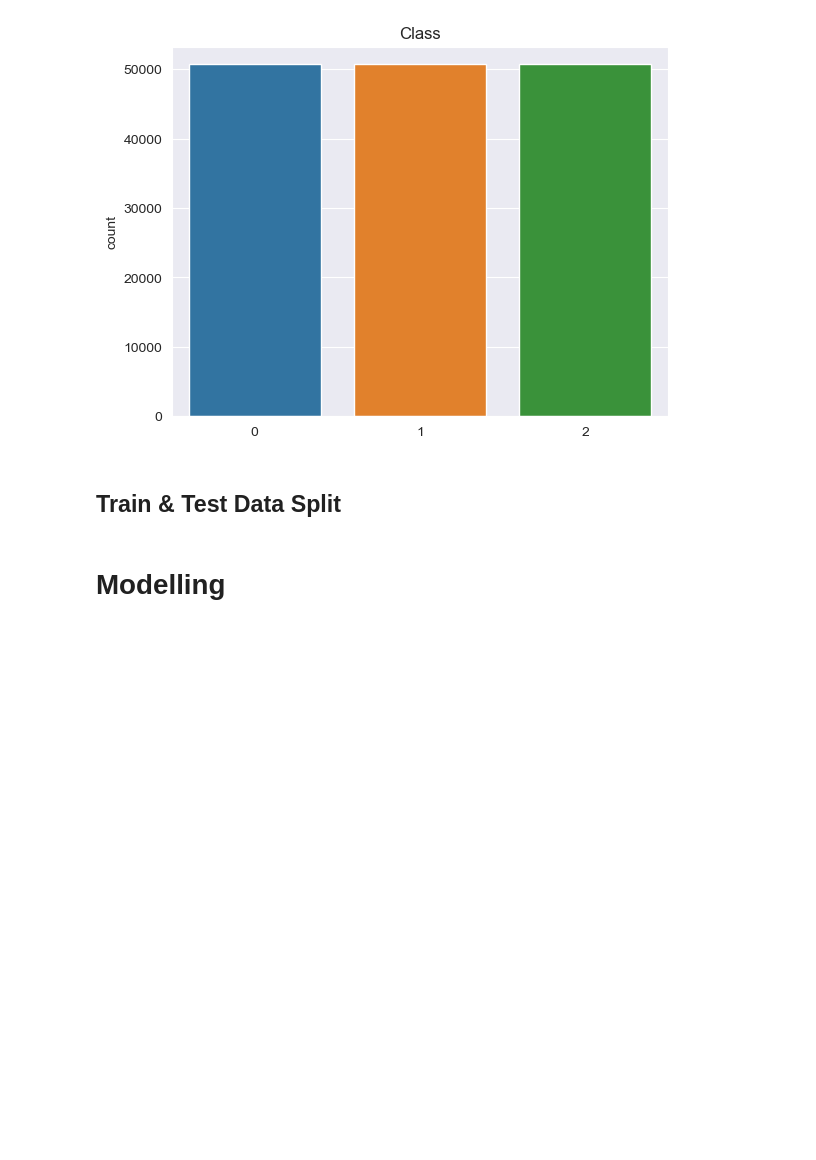
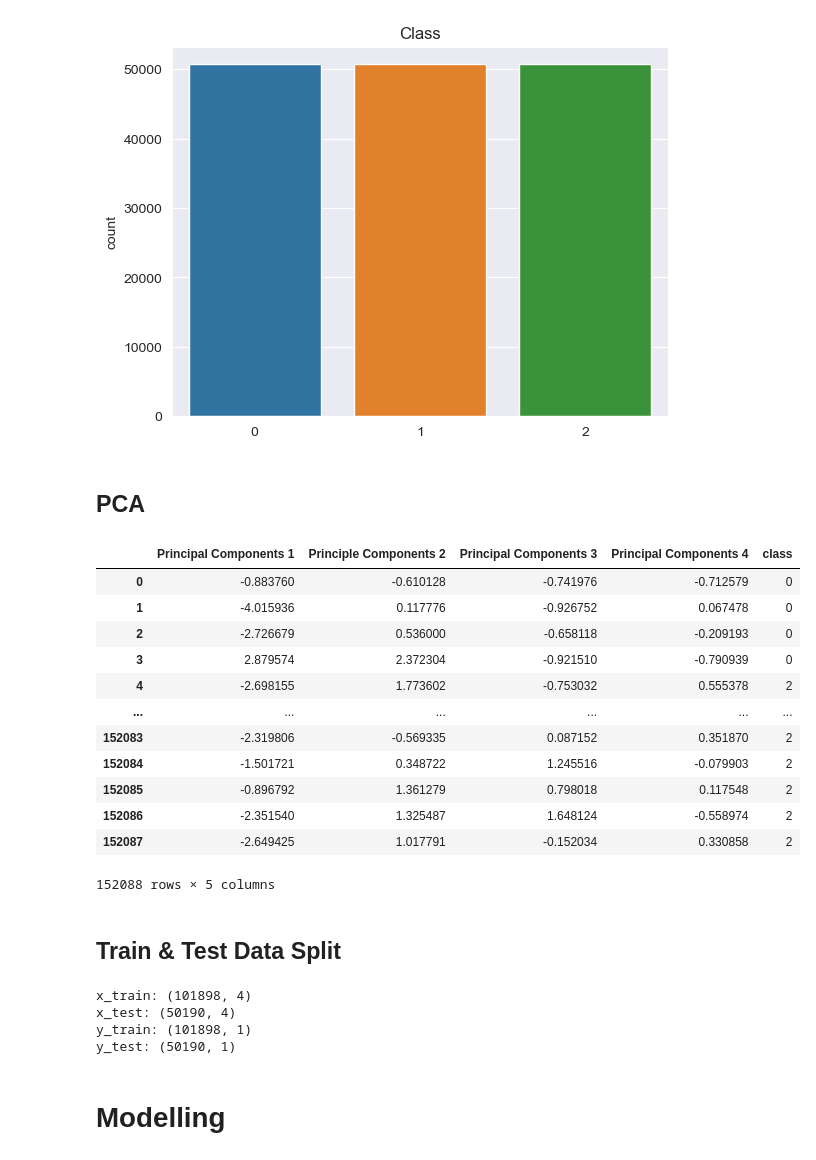
Before and after one commit to NotMishaal/astral-classification-system, a Jupyter notebook: astral_classification.ipynb, the cells around one changed output. Saved outputs shown, nothing was run; the diff lists cells and outputs as text; code cells hidden in the pictures; blank space fills up the shorter version.

Commit message:
PCA & Test/Training split

```diff
--- a/astral_classification.ipynb
+++ b/astral_classification.ipynb
@@ -144,7 +147,46 @@ plt.title("Class")
 plt.show()
 # %% [output]
 [figure]
+# %% [markdown]
+## PCA
+# %%
+# standardize the 'x' dataset by removing the mean and scaling to unit variance.
+scaler = StandardScaler()
+x = scaler.fit_transform(x)
+# %%
+# performs (PCA) on the 'x' dataset, selects the top 4 principal components, and combines them with the 'y' dataset, creating a final dataset 'final_DF'.
+y = pd.DataFrame(y, columns=["class"])
+pca = PCA(0.95)
+p_Components = pca.fit_transform(x)
+p_DF = pd.DataFrame(data= p_Components, columns= ["Principal Components 1", "Principle Components 2", "Principal Components 3", "Principal Components 4"])
+final_DF = pd.concat([p_DF, y[["class"]]], axis=1)
+final_DF
+# %% [output]
+|  | Principal Components 1 | Principle Components 2 | Principal Components 3 | Principal Components 4 | class |
+| 0 | -0.883760 | -0.610128 | -0.741976 | -0.712579 | 0 |
+| 1 | -4.015936 | 0.117776 | -0.926752 | 0.067478 | 0 |
+| 2 | -2.726679 | 0.536000 | -0.658118 | -0.209193 | 0 |
+| 3 | 2.879574 | 2.372304 | -0.921510 | -0.790939 | 0 |
+| 4 | -2.698155 | 1.773602 | -0.753032 | 0.555378 | 2 |
+| ... | ... | ... | ... | ... | ... |
+| 152083 | -2.319806 | -0.569335 | 0.087152 | 0.351870 | 2 |
+| 152084 | -1.501721 | 0.348722 | 1.245516 | -0.079903 | 2 |
+| 152085 | -0.896792 | 1.361279 | 0.798018 | 0.117548 | 2 |
+| 152086 | -2.351540 | 1.325487 | 1.648124 | -0.558974 | 2 |
+| 152087 | -2.649425 | 1.017791 | -0.152034 | 0.330858 | 2 |
+152088 rows × 5 columns
 # %% [markdown]
 ## Train & Test Data Split
+# %%
+x_train, x_test, y_train, y_test = train_test_split(p_DF, y, test_size= 0.33, random_state=42)
+print("x_train: {}".format(x_train.shape))
+print("x_test: {}".format(x_test.shape))
+print("y_train: {}".format(y_train.shape))
+print("y_test: {}".format(y_test.shape))
+# %% [output]
+x_train: (101898, 4)
+x_test: (50190, 4)
+y_train: (101898, 1)
+y_test: (50190, 1)
 # %% [markdown]
 # Modelling
```
Also changed, not shown: parts of 1 cell of this notebook.
